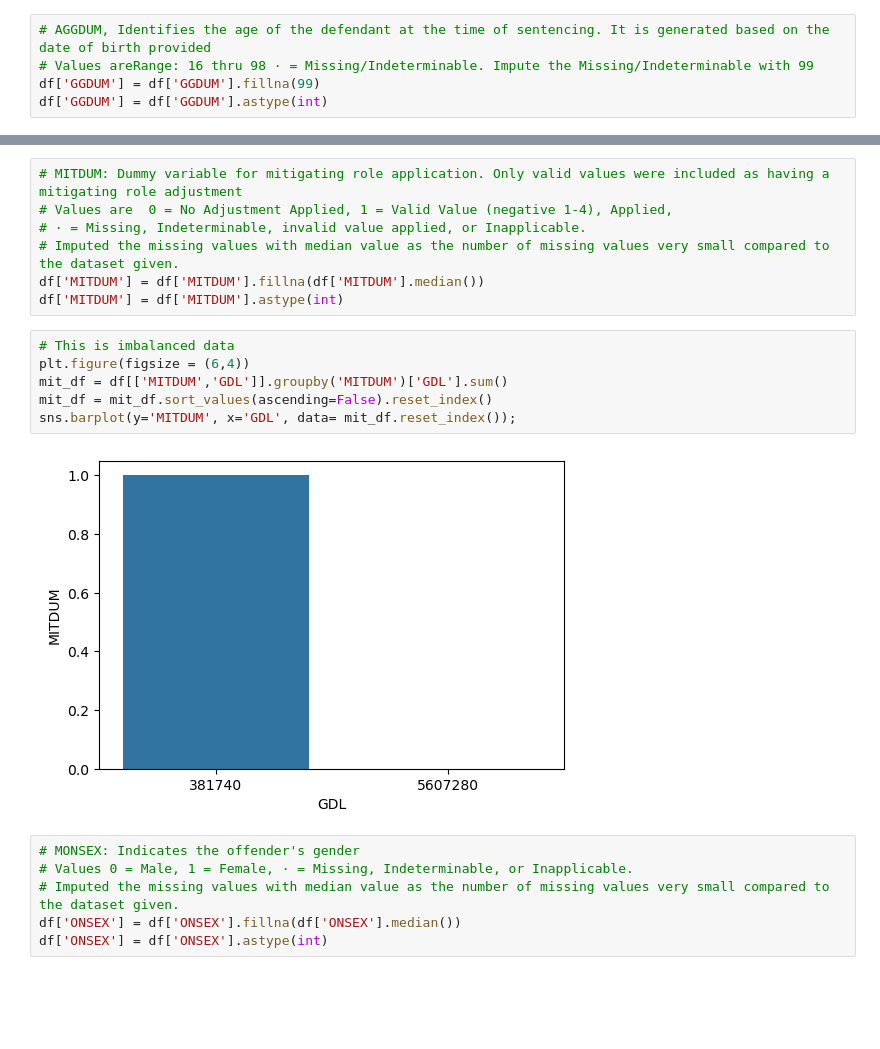
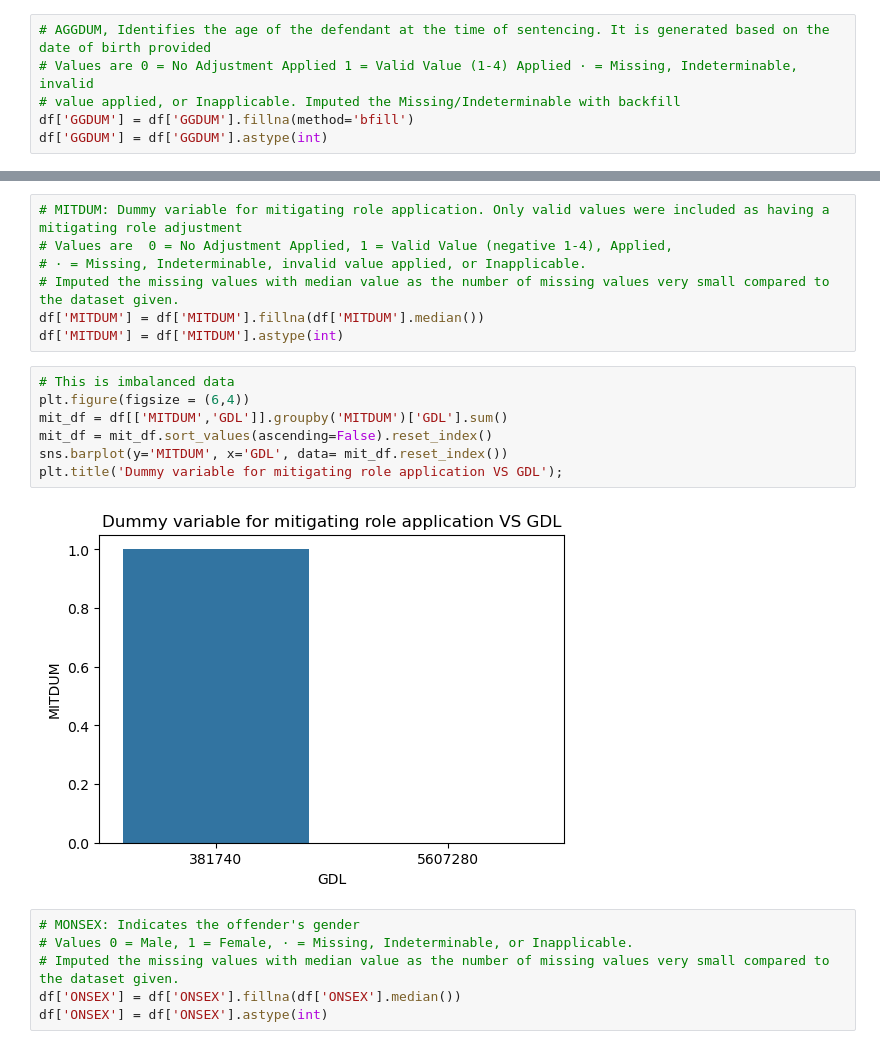
Before and after one commit to rsatkuna/Mass-Incarceration-Classification, a Jupyter notebook: code/03_Preprocessing_EDA.ipynb, the cells around one changed output, grey strips where cells are left out. Cells and saved outputs as stored; diff of their text form; blank space fills up the shorter version.

```diff
--- a/code/03_Preprocessing_EDA.ipynb
+++ b/code/03_Preprocessing_EDA.ipynb
@@ -202,7 +201,8 @@ sns.barplot(x='ACCAP', y='GDL', data=accap_df.reset_index());
 # %%
 # AGGDUM, Identifies the age of the defendant at the time of sentencing. It is generated based on the date of birth provided
-# Values areRange: 16 thru 98 · = Missing/Indeterminable. Impute the Missing/Indeterminable with 99
-df['GGDUM'] = df['GGDUM'].fillna(99)
+# Values are 0 = No Adjustment Applied 1 = Valid Value (1-4) Applied · = Missing, Indeterminable, invalid
+# value applied, or Inapplicable. Imputed the Missing/Indeterminable with backfill
+df['GGDUM'] = df['GGDUM'].fillna(method='bfill')
 df['GGDUM'] = df['GGDUM'].astype(int)
 # %%
 # This is another imbalanced data
@@ -250,11 +253,12 @@ df['MITDUM'] = df['MITDUM'].astype(int)
 # %%
 # This is imbalanced data
 plt.figure(figsize = (6,4))
 mit_df = df[['MITDUM','GDL']].groupby('MITDUM')['GDL'].sum()
 mit_df = mit_df.sort_values(ascending=False).reset_index()
-sns.barplot(y='MITDUM', x='GDL', data= mit_df.reset_index());
+sns.barplot(y='MITDUM', x='GDL', data= mit_df.reset_index())
+plt.title('Dummy variable for mitigating role application VS GDL');
 # %% [output]
-[figure, old version]
+[figure, new version]
 # %%
 # MONSEX: Indicates the offender's gender
 # Values 0 = Male, 1 = Female, · = Missing, Indeterminable, or Inapplicable.
```
Also changed, not shown: parts of 27 cells of this notebook.
